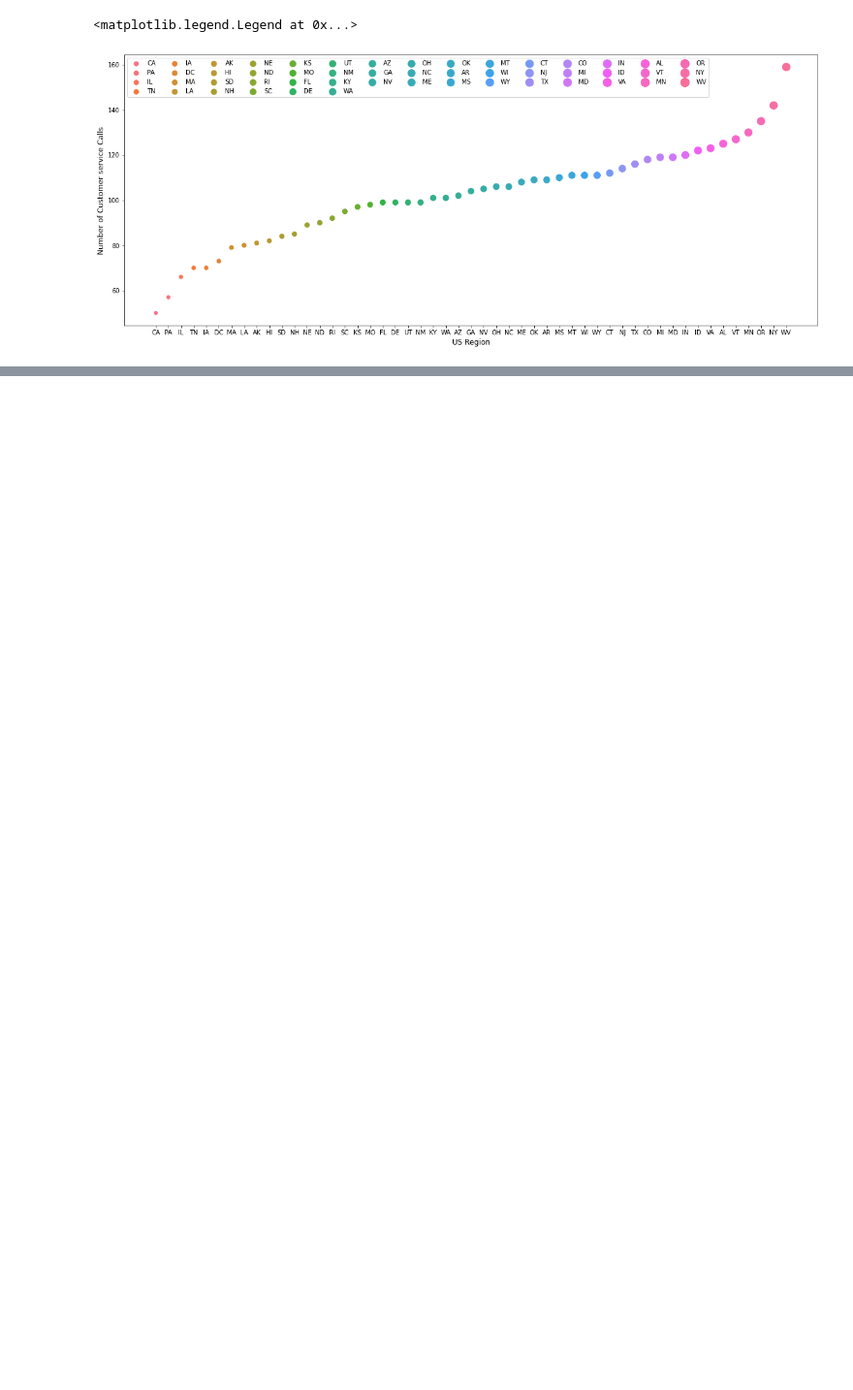
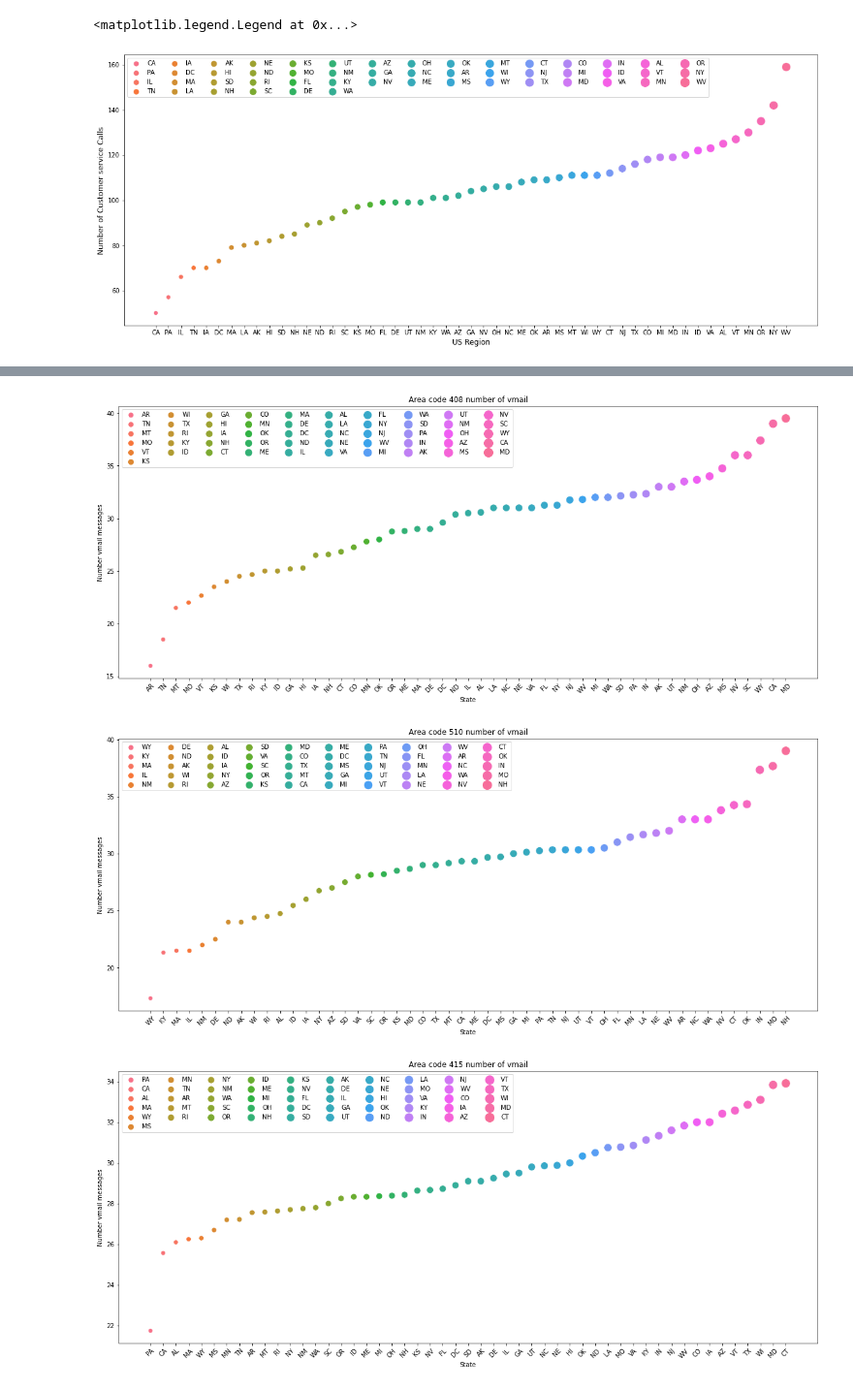
Before and after one commit to parasgupta1995/Almabetter-Capstone-project, a Jupyter notebook: Telecom_Churn_Analysis_Capstone_Project.ipynb, the cells around one changed output, grey strips where cells are left out. Shown at 97% size. Drawn from its saved outputs; the diff is of its cells as text; code cells hidden in the pictures; blank space fills up the shorter version.

```diff
--- a/Telecom_Churn_Analysis_Capstone_Project.ipynb
+++ b/Telecom_Churn_Analysis_Capstone_Project.ipynb
@@ -400,0 +190,9 @@ sns.heatmap(heatmap_corr,cmap="crest")
+# %%
+def charge_per_minute(arg1,arg2):
+  '''Function to calculate the Charge per minute, where arg1 reperesent Charge and arg2 represent time '''
+  if arg1==0 and arg2==0:
+    minute_charge=int(0)
+    return minute_charge
+  else:
+    minute_charge=arg1/arg2
+    return minute_charge
@@ -400,0 +210,20 @@ sns.heatmap(heatmap_corr,cmap="crest")
+# %%
+#Extraction of data when customer has a voice mail plan from given dataframe and grouping them together by Area code and State
+
+data=df[df['Voice mail plan']=='Yes'][['State','Area code','Number vmail messages','Churn']].set_index('State')
+grouped_data=data.groupby(by=['Area code','State'])['Number vmail messages',"Churn"].mean()
+# %%
+# Plot Total number vmail message for each Area code in the state.3 Subplot plotted using 'for' loop
+
+for i in [408, 510, 415]:
+  pivoted_data=grouped_data.loc[i,:].sort_values("Number vmail messages")
+  plt.figure(figsize=(20,8))
+  sns.scatterplot(x="State", y='Number vmail messages',hue='State',data=pivoted_data,size='State',sizes=(200,50))
+  plt.legend(bbox_to_anchor=(1,1))
+  plt.title(f'Area code {i} number of vmail')
+  plt.xticks(rotation=45)
+  plt.legend(ncol=10)
+# %% [output]
+[figure, added]
+[figure, added]
+[figure, added]
```
Also changed, not shown: parts of 91 cells of this notebook.
